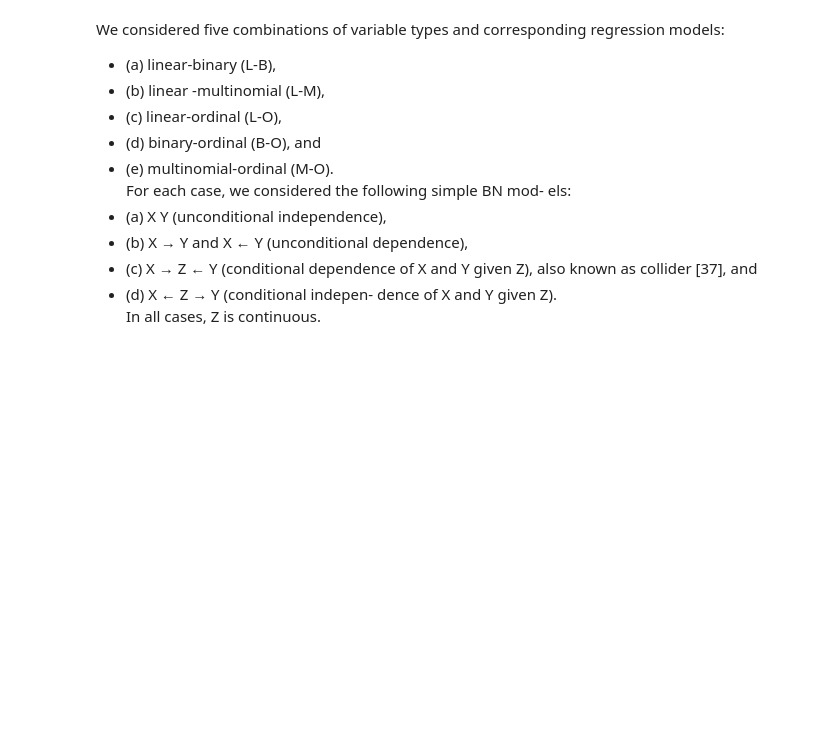
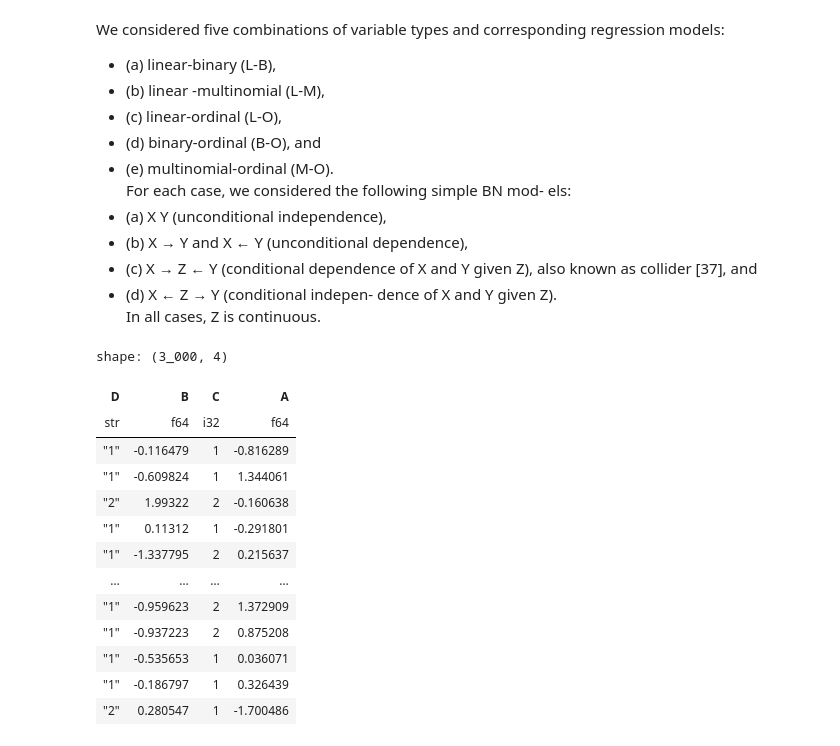
Before and after one commit to maxhahn/fedci, a Jupyter notebook: test2.ipynb, the cells around one changed output. Drawn from its saved outputs; the diff is of its cells as text; code cells hidden in the pictures; blank space fills up the shorter version.

```diff
--- a/test2.ipynb
+++ b/test2.ipynb
@@ -992,0 +1015,17 @@ ground_truth_tests = get_ground_truth_tests_mxm(data, possible_tests, do_symmetr
+# %%
+nc3.get(3000)
+# %% [output]
+shape: (3_000, 4)
+| D | B | C | A |
+| str | f64 | i32 | f64 |
+| "1" | -0.116479 | 1 | -0.816289 |
+| "1" | -0.609824 | 1 | 1.344061 |
+| "2" | 1.99322 | 2 | -0.160638 |
+| "1" | 0.11312 | 1 | -0.291801 |
+| "1" | -1.337795 | 2 | 0.215637 |
+| … | … | … | … |
+| "1" | -0.959623 | 2 | 1.372909 |
+| "1" | -0.937223 | 2 | 0.875208 |
+| "1" | -0.535653 | 1 | 0.036071 |
+| "1" | -0.186797 | 1 | 0.326439 |
+| "2" | 0.280547 | 1 | -1.700486 |
```
Also changed, not shown: parts of 12 cells of this notebook, 6 other files.
